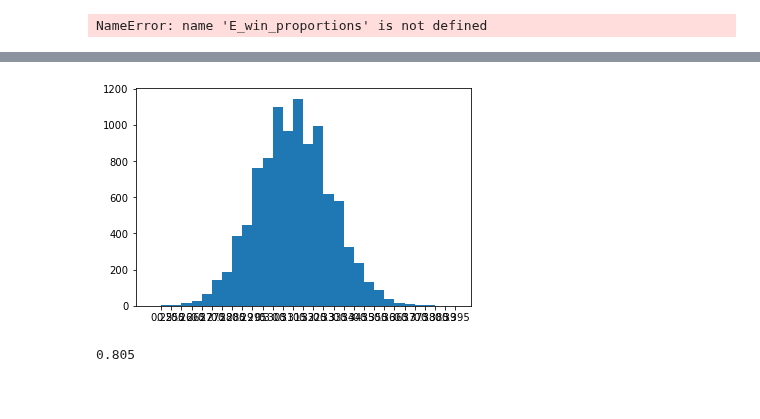
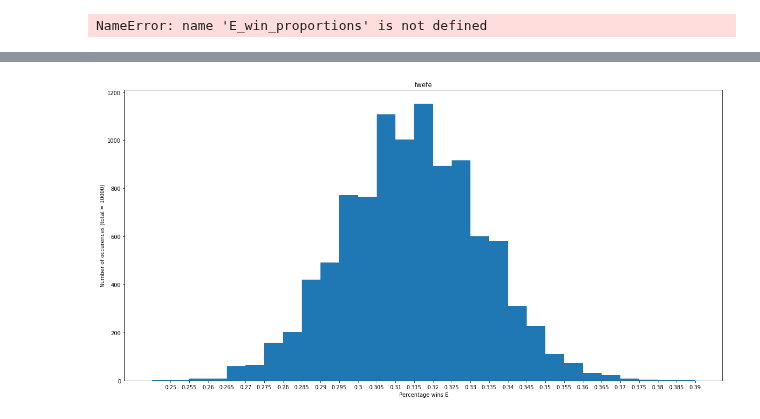
Before and after one commit to JappaB/Information-Retrieval, a Jupyter notebook: 11389095_10437215_10260250-hw1.ipynb, the cells around one changed output, grey strips where cells are left out. Drawn from its saved outputs; the diff is of its cells as text; code cells hidden in the pictures; blank space fills up the shorter version.

```diff
--- a/11389095_10437215_10260250-hw1.ipynb
+++ b/11389095_10437215_10260250-hw1.ipynb
@@ -305,7 +305,7 @@ def balanced_interleaving(A,B):
 
     # Greedily collect rankings from both lists and build the interleaved list,
     # while there are still documents not present in the interleaved list
-    while p_a < len(A) or p_b < len(B):
+    while p_a < len(A) and p_b < len(B):
         if p_a < p_b or p_a == p_b and turn == 'A':
             if A[p_a] not in I:
                 I.append(A[p_a])
@@ -314,7 +314,7 @@ def balanced_interleaving(A,B):
             if B[p_b] not in I:
                 I.append(B[p_b])
             p_b += 1
-    return(I)
+    return(I[:5])
 
 balanced_interleaved_lists = []
 
@@ -332,7 +332,7 @@ def team_draft_interleaving(A,B):
     team_a, team_b, I = 0, 0, []
 
     # While there are still documents not present in the interleaved list
-    while any(set(A)-set(I)) or any(set(B)-set(I)):
+    while any(set(A)-set(I)) and any(set(B)-set(I)):
 
         #Flip a coin
         turn = 'A' if random.randint(0, 1) == 0 else 'B'
@@ -353,7 +353,7 @@ def team_draft_interleaving(A,B):
                     I.append(b)
                     break
             team_b += 1
-    return(I)
+    return(I[:5])
 
 
 
@@ -587,8 +543,10 @@ def experiment_loop(clicks, interleaved_list):
 '''In this cell the experiment for the random click model and the SBBN are run'''
 
 E_win_proportions = {
-    'random' : [],
-    'sdbn' : []
+    'random_balanced' : [],
+    'sdbn_balanced' : [],
+    'random_team' : [],
+    'sdbn_team' : []
 }
 
 # Estimate alpha_uq from relevance labels
@@ -607,20 +565,24 @@ rho = MLE_random_click(search_sessions)
 
 import time
 
-N = 10
+N = 100
 start = time.time()
-for i in range(len(interleaved_lists)):
+for i in range(len(balanced_interleaved_lists)):
     if i % 100 == 0 and i > 0:
-        print("{} / {} \t\t at {}/sec".format(i+1, len(interleaved_lists), (i+1)/(time.time() - start)))
+        print("{} / {} \t\t at {}/sec".format(i+1, len(balanced_interleaved_lists), (i+1)/(time.time() - start)))
 
     # Random Click Model simulation
-    random_clicks = simulate_random_click_model(interleaved_lists[i], rho, N)
+    random_clicks = simulate_random_click_model(balanced_interleaved_lists[i], rho, N)
 #     e1 = experiment(random_clicks, interleaved_lists[i])
 #     e2 = experiment_loop(random_clicks, interleaved_lists[i])
 #     assert e1 == e2, "{} / {}".format(e1, e2)
-    E_win_proportions['random'].append(experiment(random_clicks, interleaved_lists[i]))
+    E_win_proportions['random_balanced'].append(experiment(random_clicks, balanced_interleaved_lists[i]))
+    random_clicks = simulate_random_click_model(team_interleaved_lists[i], rho, N)
+    E_win_proportions['random_team'].append(experiment(random_clicks, team_interleaved_lists[i]))
 
     # SDBN simulation
-    sdbn_clicks = simulate_sdbn_click_model(interleaved_lists[i], alpha['navigational'], ncm, N)
-    E_win_proportions['sdbn'].append(experiment(sdbn_clicks, interleaved_lists[i]))
+    sdbn_clicks = simulate_sdbn_click_model(balanced_interleaved_lists[i], alpha['navigational'], ncm, N)
+    E_win_proportions['sdbn_balanced'].append(experiment(sdbn_clicks, balanced_interleaved_lists[i]))
+    sdbn_clicks = simulate_sdbn_click_model(team_interleaved_lists[i], alpha['navigational'], ncm, N)
+    E_win_proportions['sdbn_team'].append(experiment(sdbn_clicks, team_interleaved_lists[i]))
 # %% [output]
@@ -809,7 +774,7 @@ def datasampler(nr_samples):
     # Generate unique random ints between 0 and len(rankings)
     while len(ranking_sample_nrs) < nr_samples:
         sample = random.randint(0, len(rankings) - 1)
-        if sample not in ranking_samples:
+        if sample not in ranking_sample_nrs:
             ranking_sample_nrs.append(sample)
 
     # Initialize a massive dictionary to make analyses simple
@@ -882,18 +851,16 @@ np.mean(list(bookkeeping.keys()))
 # %%
+fig, ax = plt.subplots(figsize=(20, 10))
+mean = np.mean(list(bookkeeping.keys()))
 labels, values = zip(*sorted(bookkeeping.items()))
 
 indexes = np.arange(len(labels))
 width = 1
 
 plt.bar(indexes, values, width)
 plt.xticks(indexes + width * 0.5, labels)
+ax.set_xlabel('Percentage wins E')
+ax.set_ylabel('Number of occurences (total = 10000)')
+ax.set_title('fwefe')
 plt.show()
 # %% [output]
-[figure, old version]
+[figure, new version]
-# %%
-def myround(x, prec=3, base=.005):
-    return round(base * round(float(x)/base),prec)
-
-myround(round(0.8034598076, 3))
-# %% [output]
-0.805
```
Also changed, not shown: parts of 13 cells of this notebook, 1 other file.
